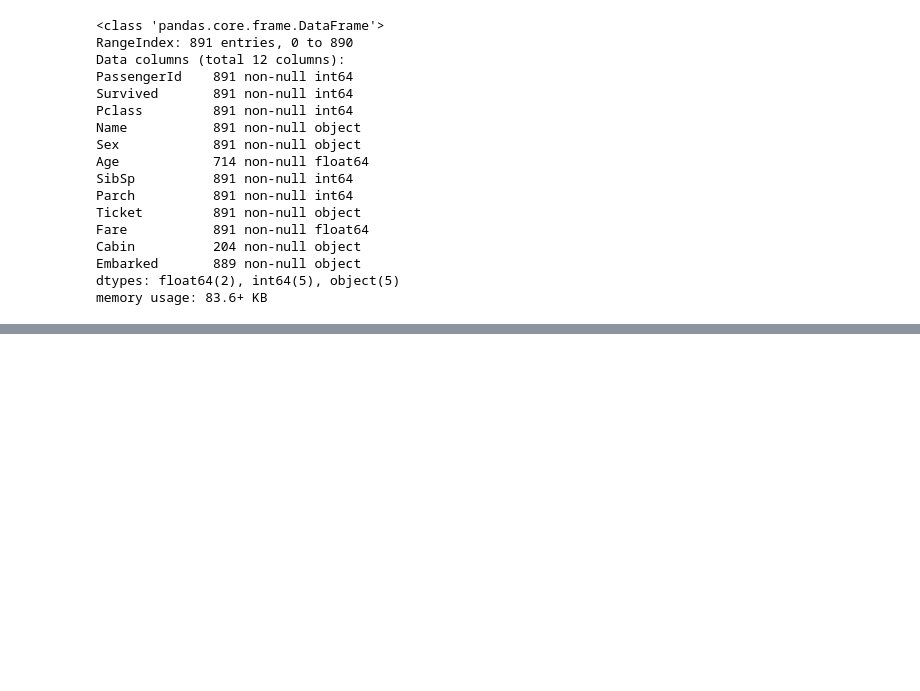
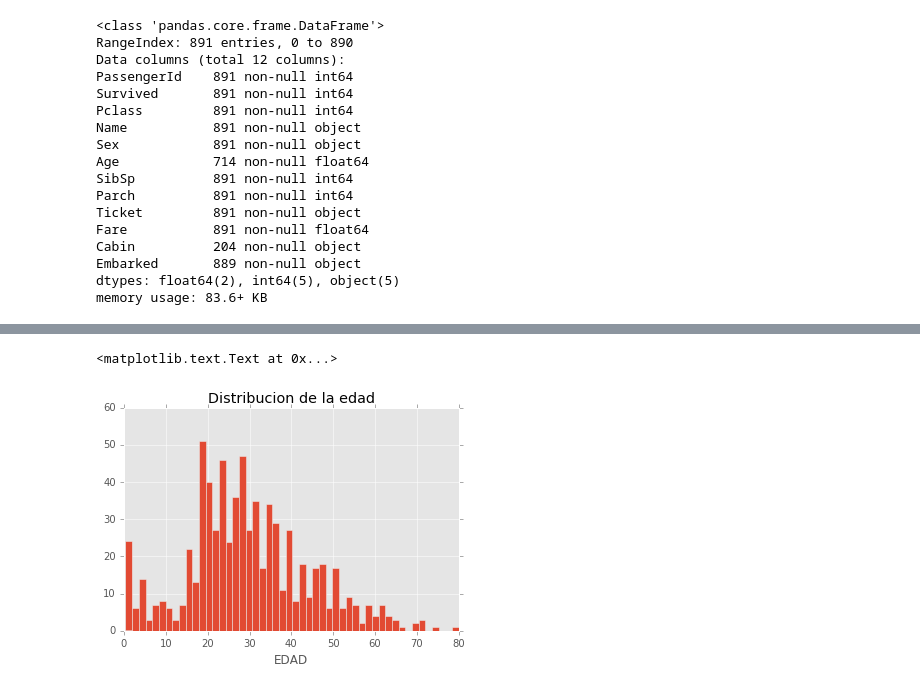
Before and after one commit to CarlosERamirez/BigData-ML-course, a Jupyter notebook: 230219.ipynb, the cells around one changed output, grey strips where cells are left out. Saved outputs shown, nothing was run; the diff lists cells and outputs as text; code cells hidden in the pictures; blank space fills up the shorter version.

```diff
--- a/230219.ipynb
+++ b/230219.ipynb
@@ -129,0 +192,7 @@ datos.median()
+# %%
+datos.Age.hist(bins = 50)
+plt.title('Distribucion de la edad')
+plt.xlabel('EDAD')
+# %% [output]
+<matplotlib.text.Text at 0x...>
+[figure, added]
```
Also changed, not shown: parts of 22 cells of this notebook.
